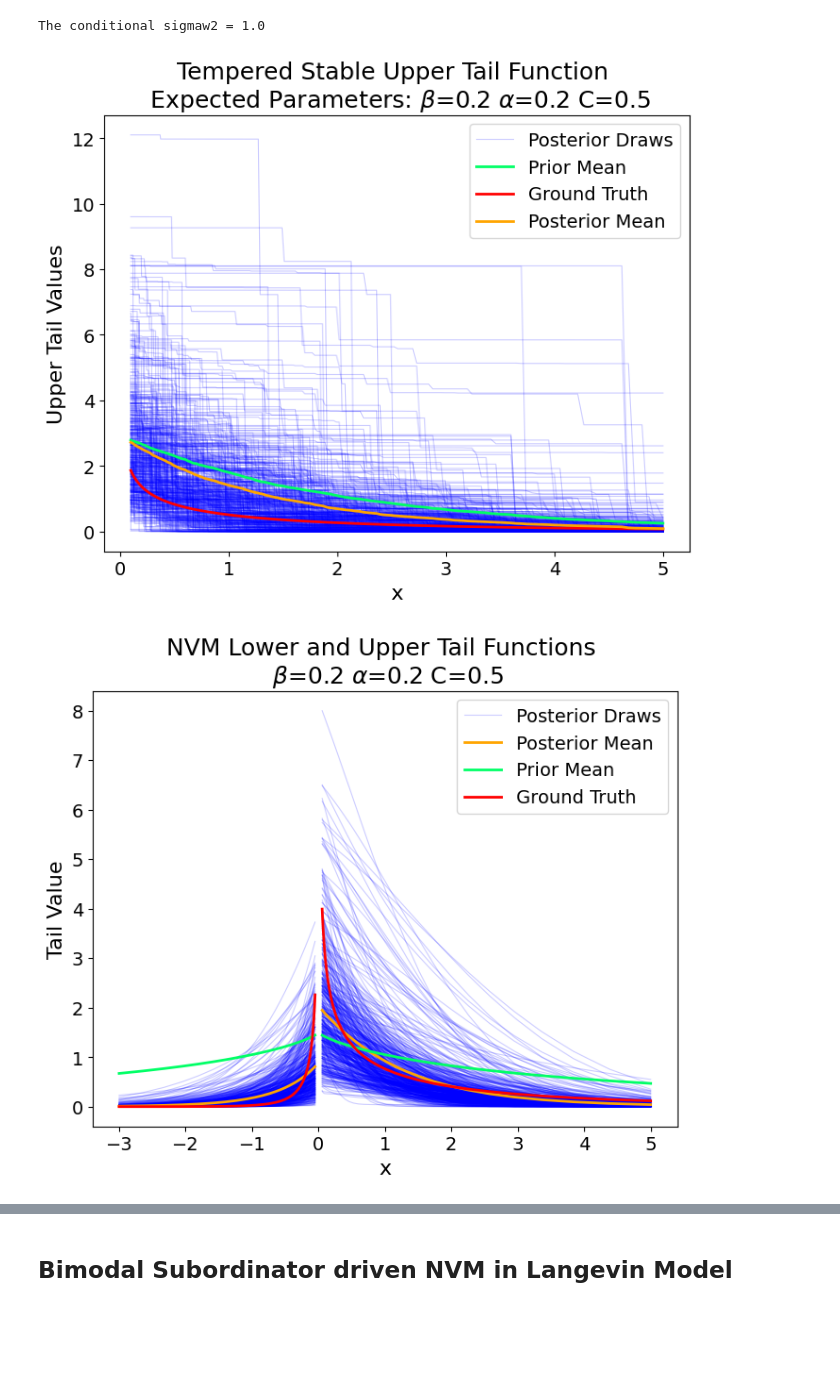
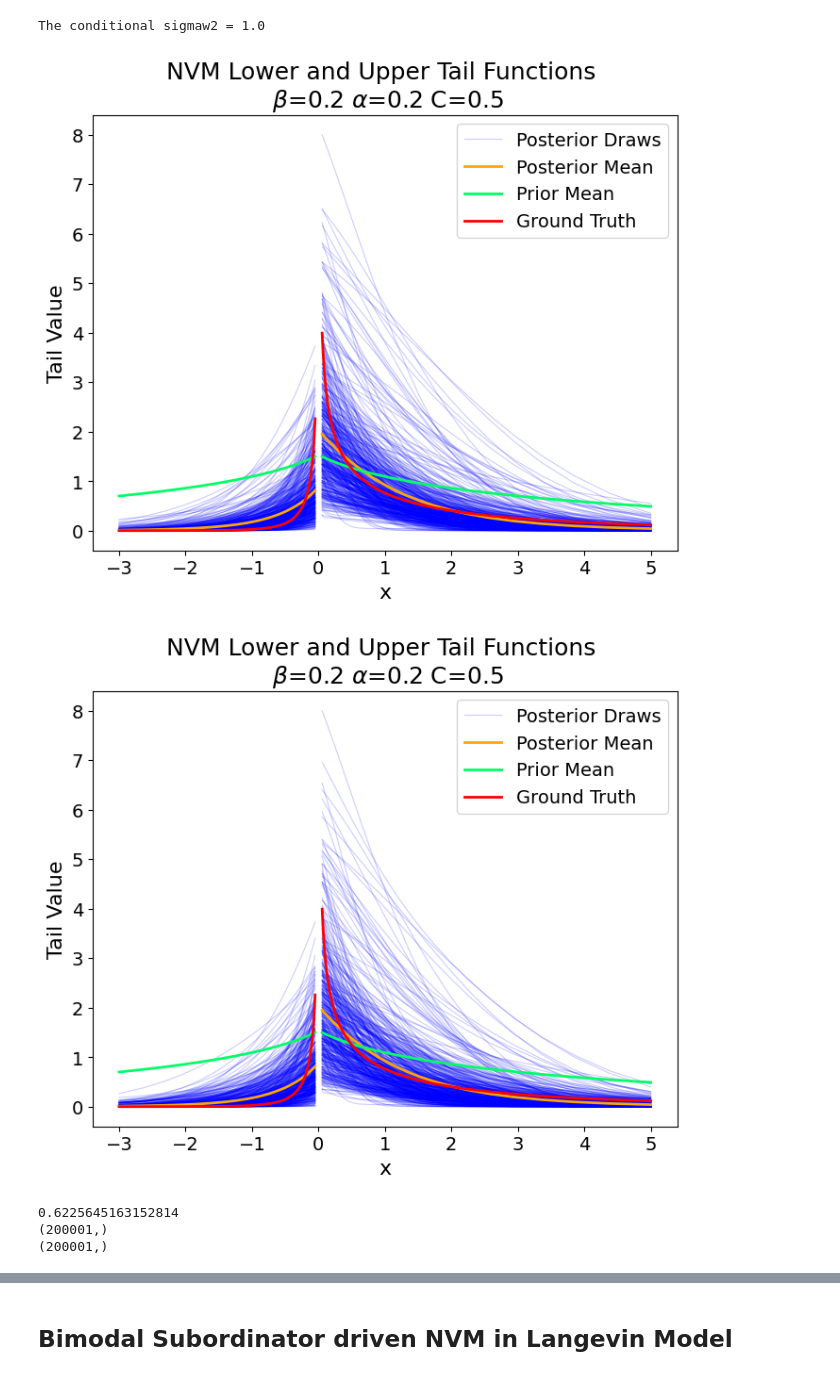
Before and after one commit to zhl24/bayesian-np-inference-levy-measures-ssm, a Jupyter notebook: Langevin_Model_Experiments.ipynb, the cells around one changed output, grey strips where cells are left out. Drawn from its saved outputs; the diff is of its cells as text; code cells hidden in the pictures; blank space fills up the shorter version.

```diff
--- a/Langevin_Model_Experiments.ipynb
+++ b/Langevin_Model_Experiments.ipynb
@@ -801,37 +801,6 @@ thinned_real_posterior_nvm_lower_tail_array = thinned_real_posterior_nvm_lower_t
 
 
 #Visualization Session
-#Subordinator PLot
-plt.figure(figsize=(8, 6))
-# Plot the posterior samples
-for i in range(num_samples_in_plot):
-    if i == 0:
-        plt.plot(x_axis, thinned_posterior_ts_array[i], color="blue", alpha=0.2, linewidth=0.8,label="Posterior Draws")
-    else:
-        plt.plot(x_axis, thinned_posterior_ts_array[i], color="blue", alpha=0.2, linewidth=0.8)
-# Plot the prior mean
-plt.plot(x_axis, prior_mean_upper_tail_values, label="Prior Mean", color="#00FF66", linewidth=2)
-
-
-# Plot the ground truth
-plt.plot(x_axis, ground_truth_upper_tail_values, label="Ground Truth", color="red", linewidth=2)
-
-# Plot the posterior mean
-plt.plot(x_axis, posterior_mean_upper_tail_values, label="Posterior Mean", color="orange", linewidth=2)
-
-
-# #plot the prior samples
-# for i in range(num_samples_in_plot):
-#     plt.plot(x_axis, thinned_prior_ts_array[i], color="green", alpha=0.2, linewidth=0.8)
-
-# Add labels, legend, and title
-plt.xlabel("x")
-plt.ylabel("Upper Tail Values")
-plt.title(f"Tempered Stable Upper Tail Function \n Expected Parameters: $\\beta$={np.round(beta*factor,2)} $\\alpha$={np.round(alpha,2)} C={np.round(C/(factor**alpha),2)}")
-# plt.xscale("log")
-# plt.yscale("log")
-plt.legend()
-plt.show()
 
 
 #NVM Posterior Mean Plot
@@ -985,32 +954,35 @@ plt.plot(
 )
 # Add labels and legend
 #plt.axhline(0, color='black', linestyle='--', linewidth=1, alpha=0.5)  # Reference line at y=0
 #plt.axvline(0, color='black', linestyle='--', linewidth=1, alpha=0.5)  # Reference line at x=0
 plt.title(f"NVM Lower and Upper Tail Functions \n $\\beta$={np.round(beta,2)} $\\alpha$={np.round(alpha,2)} C={np.round(C,2)}")
 plt.xlabel("x")
 plt.ylabel("Tail Value")
 #plt.xscale("symlog",linthresh=epsilon*100)
 #plt.yscale("log")
 plt.legend()
 # Show plot
 plt.show()
 
 
 
 
 #Plotting muw again with the adjusted ground truth
 
 sample_muw_means = sample_x_means[:,-1,-1,-1]
 sample_muw_covariances = sample_x_covariances[:,-1,-1,-1]
 print(np.mean(sample_muw_means))
 print(np.shape(sample_muw_means))
 print(np.shape(sample_muw_covariances))
 
 
 # Define the range for plotting
 x = np.linspace(-3, 5, 1000)
 weights = np.ones(len(sample_muw_covariances)) / len(sample_muw_covariances)
 plot_mixture_of_gaussians(sample_muw_means,sample_muw_covariances,weights,x,muw,f"$\\mu_w$ Posterior Distribution",show_mixture_mean=True)
 # %% [output]
-[figure, old version]
+[figure, new version]
-[figure, old version]
+[figure, new version]
+0.6225645163152814
+(200001,)
+(200001,)
```
Also changed, not shown: parts of 1 cell of this notebook.
